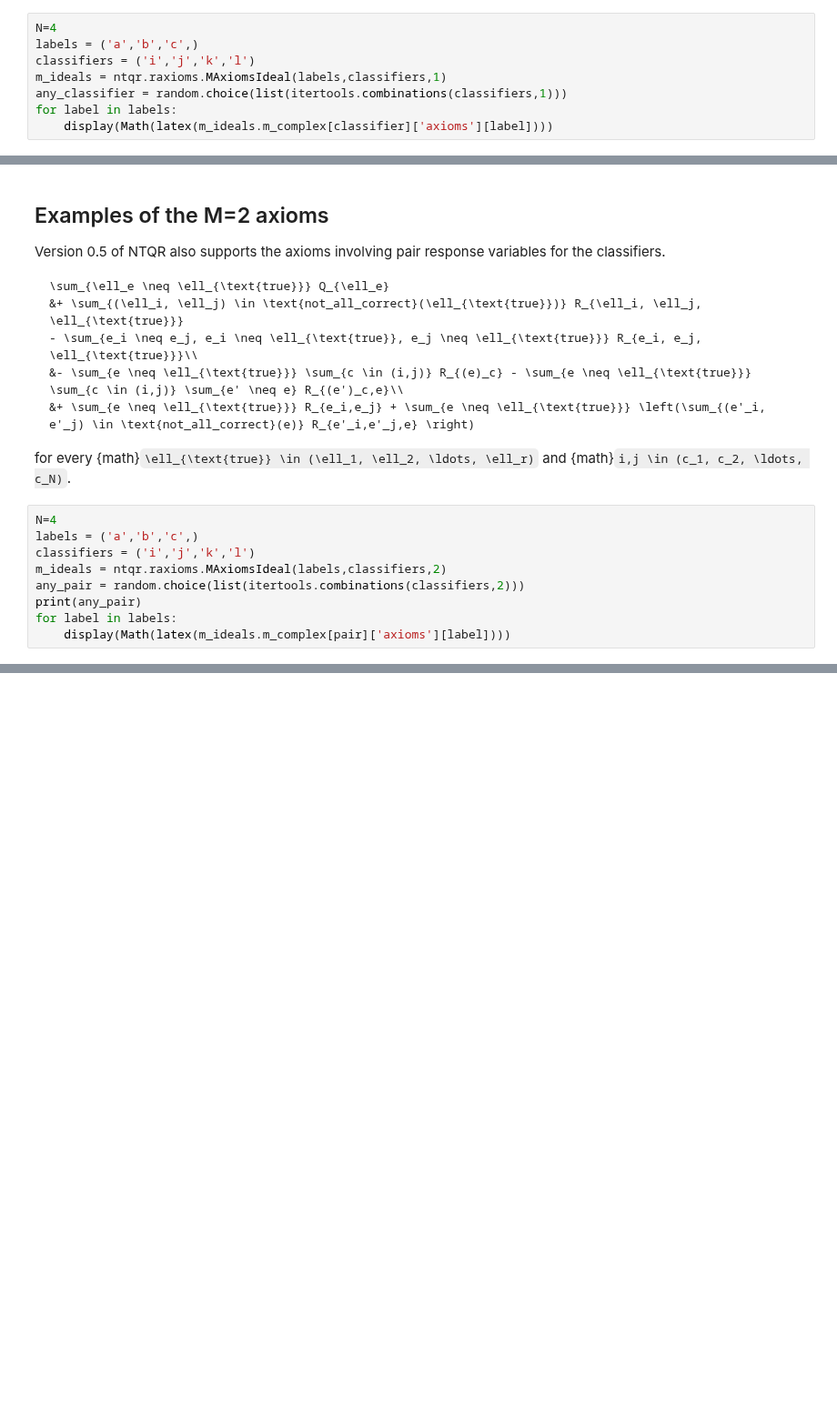
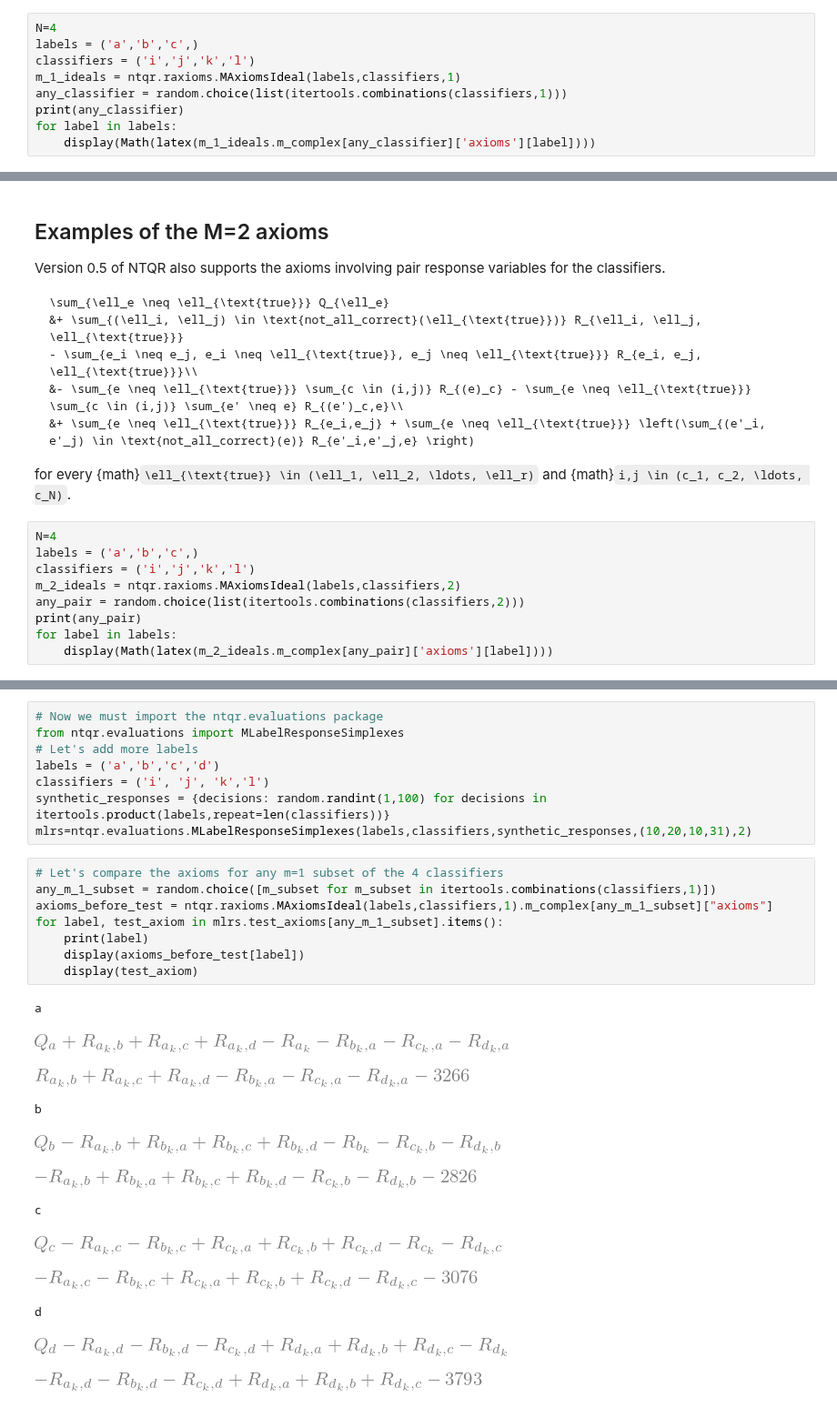
Before and after one commit to andrescorrada/IntroductionToAlgebraicEvaluation, a Jupyter notebook: python/docs/source/notebooks/AlgebraAndGeometryOfNTQR.ipynb, the cells around one changed output, grey strips where cells are left out. Shown at 91% size. Saved outputs shown, nothing was run; the diff lists cells and outputs as text; blank space fills up the shorter version.

```diff
--- a/python/docs/source/notebooks/AlgebraAndGeometryOfNTQR.ipynb
+++ b/python/docs/source/notebooks/AlgebraAndGeometryOfNTQR.ipynb
@@ -95,8 +96,9 @@ for every {math}`\ell_{\text{true}} \in (\ell_1, \ell_2, \ldots, \ell_r)` and {m
 N=4
 labels = ('a','b','c',)
 classifiers = ('i','j','k','l')
-m_ideals = ntqr.raxioms.MAxiomsIdeal(labels,classifiers,1)
+m_1_ideals = ntqr.raxioms.MAxiomsIdeal(labels,classifiers,1)
 any_classifier = random.choice(list(itertools.combinations(classifiers,1)))
+print(any_classifier)
 for label in labels:
-    display(Math(latex(m_ideals.m_complex[classifier]['axioms'][label])))
+    display(Math(latex(m_1_ideals.m_complex[any_classifier]['axioms'][label])))
 # %% [output]
@@ -119,9 +122,9 @@ for every {math}`\ell_{\text{true}} \in (\ell_1, \ell_2, \ldots, \ell_r)` and {m
 N=4
 labels = ('a','b','c',)
 classifiers = ('i','j','k','l')
-m_ideals = ntqr.raxioms.MAxiomsIdeal(labels,classifiers,2)
+m_2_ideals = ntqr.raxioms.MAxiomsIdeal(labels,classifiers,2)
 any_pair = random.choice(list(itertools.combinations(classifiers,2)))
 print(any_pair)
 for label in labels:
-    display(Math(latex(m_ideals.m_complex[pair]['axioms'][label])))
+    display(Math(latex(m_2_ideals.m_complex[any_pair]['axioms'][label])))
 # %% [output]
@@ -131,0 +143,29 @@ $\displaystyle Q_{a} + Q_{b} + R_{a_{k},a_{l},b} + R_{a_{k},a_{l},c} + R_{a_{k},
+# %%
+# Now we must import the ntqr.evaluations package
+from ntqr.evaluations import MLabelResponseSimplexes
+# Let's add more labels
+labels = ('a','b','c','d')
+classifiers = ('i', 'j', 'k','l')
+synthetic_responses = {decisions: random.randint(1,100) for decisions in itertools.product(labels,repeat=len(classifiers))}
+mlrs=ntqr.evaluations.MLabelResponseSimplexes(labels,classifiers,synthetic_responses,(10,20,10,31),2)
+# %%
+# Let's compare the axioms for any m=1 subset of the 4 classifiers
+any_m_1_subset = random.choice([m_subset for m_subset in itertools.combinations(classifiers,1)])
+axioms_before_test = ntqr.raxioms.MAxiomsIdeal(labels,classifiers,1).m_complex[any_m_1_subset]["axioms"]
+for label, test_axiom in mlrs.test_axioms[any_m_1_subset].items():
+    print(label)
+    display(axioms_before_test[label])
+    display(test_axiom)
+# %% [output]
+a
+[figure, added]
+[figure, added]
+b
+[figure, added]
+[figure, added]
+c
+[figure, added]
+[figure, added]
+d
+[figure, added]
+[figure, added]
```
Also changed, not shown: parts of 5 cells of this notebook, 1 other file.
